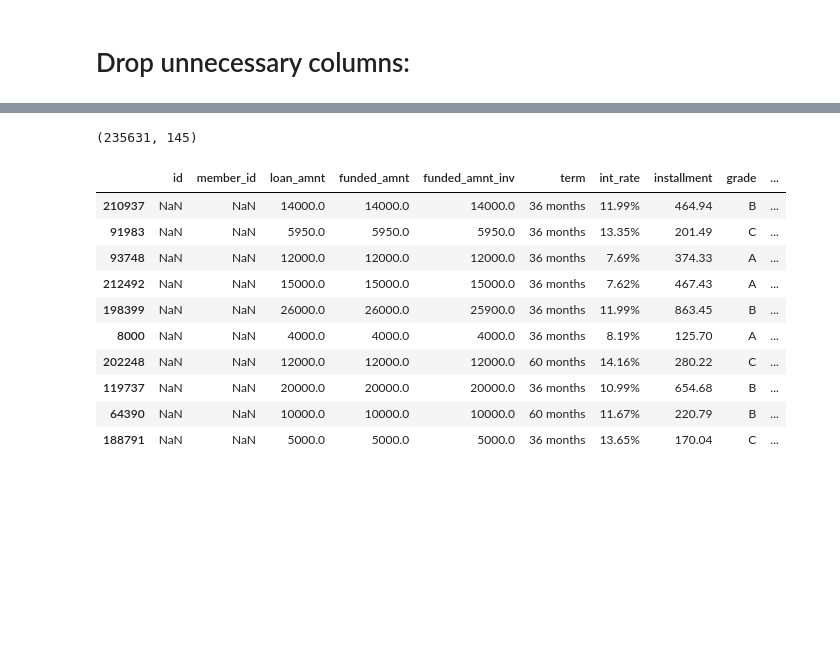
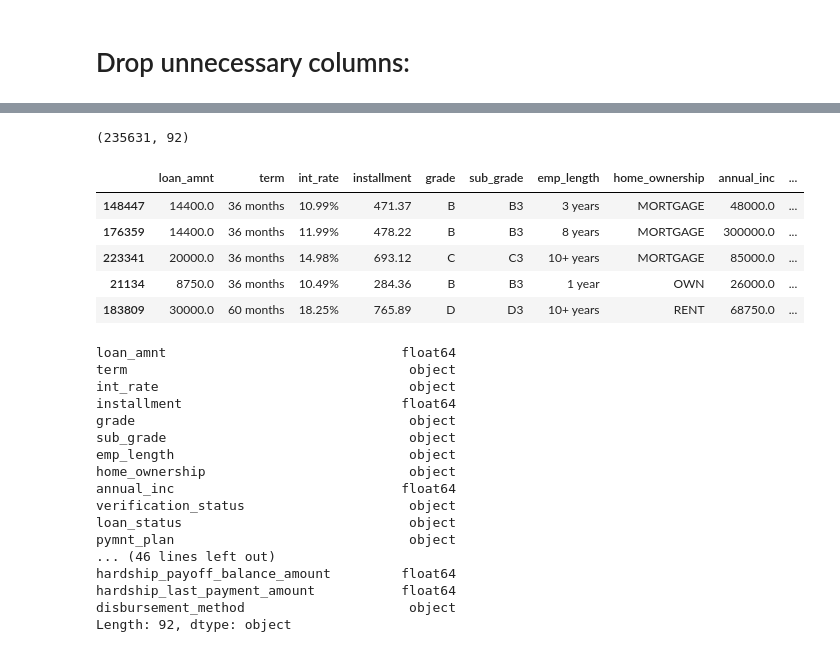
Before and after one commit to jeremyrchow/lending_club_default_model, a Jupyter notebook: EDA.ipynb, the cells around one changed output, grey strips where cells are left out. Drawn from its saved outputs; the diff is of its cells as text; code cells hidden in the pictures; blank space fills up the shorter version.

```diff
--- a/EDA.ipynb
+++ b/EDA.ipynb
@@ -56,7 +59,7 @@ df=df.drop(columns = [
         'hardship_length',
         'hardship_dpd',
         'hardship_loan_status',
-
+        'orig_projected_additional_accrued_interest',
         # Trying to extrapolate beyond certain issuing dates of loans
         'issue_d',
         'mths_since_last_major_derog',
@@ -70,7 +73,7 @@ df=df.drop(columns = [
 
         # This is for investors / loan funding
         'initial_list_status',
-        'funded_amnt,
+        'funded_amnt',
         'funded_amnt_inv',
         # Probably useful metrics, but all NaN in this dataset
         'open_acc_6m',
@@ -103,21 +104,16 @@ SyntaxError: EOL while scanning string literal (<ipython-input-149-a243f9eb9a0d>
 # %%
 df.shape
 # %% [output]
-(235631, 145)
+(235631, 92)
 # %%
-df.sample(10)
+df.sample(5)
 # %% [output]
-|  | id | member_id | loan_amnt | funded_amnt | funded_amnt_inv | term | int_rate | installment | grade | ... |
-| 210937 | NaN | NaN | 14000.0 | 14000.0 | 14000.0 | 36 months | 11.99% | 464.94 | B | ... |
-| 91983 | NaN | NaN | 5950.0 | 5950.0 | 5950.0 | 36 months | 13.35% | 201.49 | C | ... |
-| 93748 | NaN | NaN | 12000.0 | 12000.0 | 12000.0 | 36 months | 7.69% | 374.33 | A | ... |
-| 212492 | NaN | NaN | 15000.0 | 15000.0 | 15000.0 | 36 months | 7.62% | 467.43 | A | ... |
-| 198399 | NaN | NaN | 26000.0 | 26000.0 | 25900.0 | 36 months | 11.99% | 863.45 | B | ... |
-| 8000 | NaN | NaN | 4000.0 | 4000.0 | 4000.0 | 36 months | 8.19% | 125.70 | A | ... |
-| 202248 | NaN | NaN | 12000.0 | 12000.0 | 12000.0 | 60 months | 14.16% | 280.22 | C | ... |
-| 119737 | NaN | NaN | 20000.0 | 20000.0 | 20000.0 | 36 months | 10.99% | 654.68 | B | ... |
-| 64390 | NaN | NaN | 10000.0 | 10000.0 | 10000.0 | 60 months | 11.67% | 220.79 | B | ... |
-| 188791 | NaN | NaN | 5000.0 | 5000.0 | 5000.0 | 36 months | 13.65% | 170.04 | C | ... |
+|  | loan_amnt | term | int_rate | installment | grade | sub_grade | emp_length | home_ownership | annual_inc | ... |
+| 148447 | 14400.0 | 36 months | 10.99% | 471.37 | B | B3 | 3 years | MORTGAGE | 48000.0 | ... |
+| 176359 | 14400.0 | 36 months | 11.99% | 478.22 | B | B3 | 8 years | MORTGAGE | 300000.0 | ... |
+| 223341 | 20000.0 | 36 months | 14.98% | 693.12 | C | C3 | 10+ years | MORTGAGE | 85000.0 | ... |
+| 21134 | 8750.0 | 36 months | 10.49% | 284.36 | B | B3 | 1 year | OWN | 26000.0 | ... |
+| 183809 | 30000.0 | 60 months | 18.25% | 765.89 | D | D3 | 10+ years | RENT | 68750.0 | ... |
 # %%
 #df[df['num_tl_120dpd_2m'] >= 1][['num_tl_30dpd','num_tl_120dpd_2m','num_tl_90g_dpd_24m']]
 # %%
@@ -128 +124,21 @@ df['term'] = df['term'].str.replace('36 months','short').str.replace('60 months'
 df['int_rate'] = df['int_rate'].astype(str).str[:-1]
+# %%
+df.dtypes
+# %% [output]
+loan_amnt                              float64
+term                                    object
+int_rate                                object
+installment                            float64
+grade                                   object
+sub_grade                               object
+emp_length                              object
+home_ownership                          object
+annual_inc                             float64
+verification_status                     object
+loan_status                             object
+pymnt_plan                              object
+... (46 lines left out)
+hardship_payoff_balance_amount         float64
+hardship_last_payment_amount           float64
+disbursement_method                     object
+Length: 92, dtype: object
```
Also changed, not shown: parts of 4 cells of this notebook, 1 other file.
